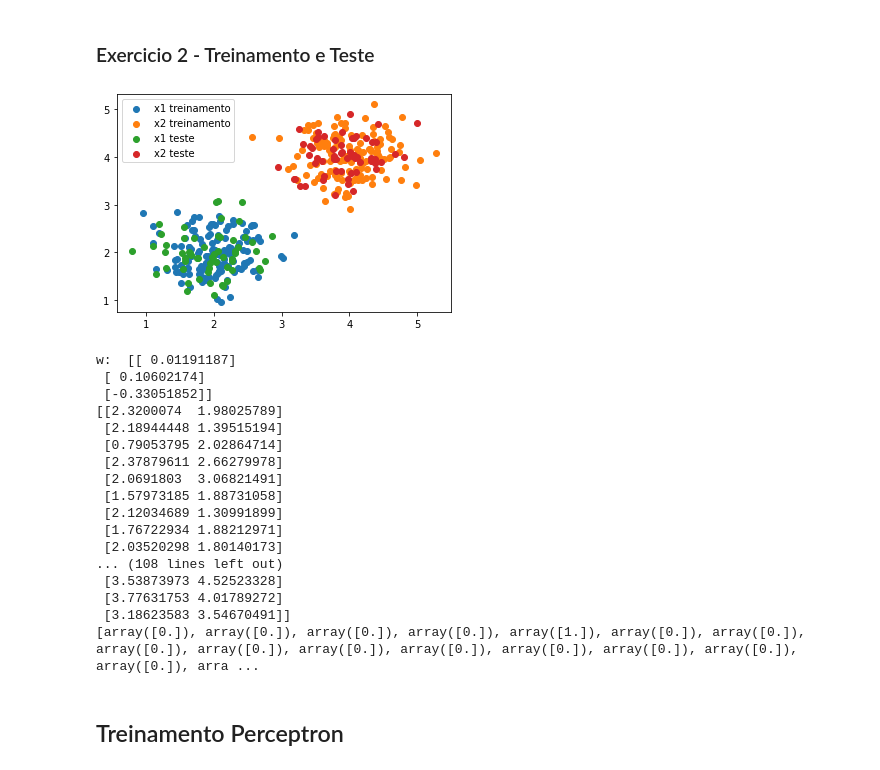
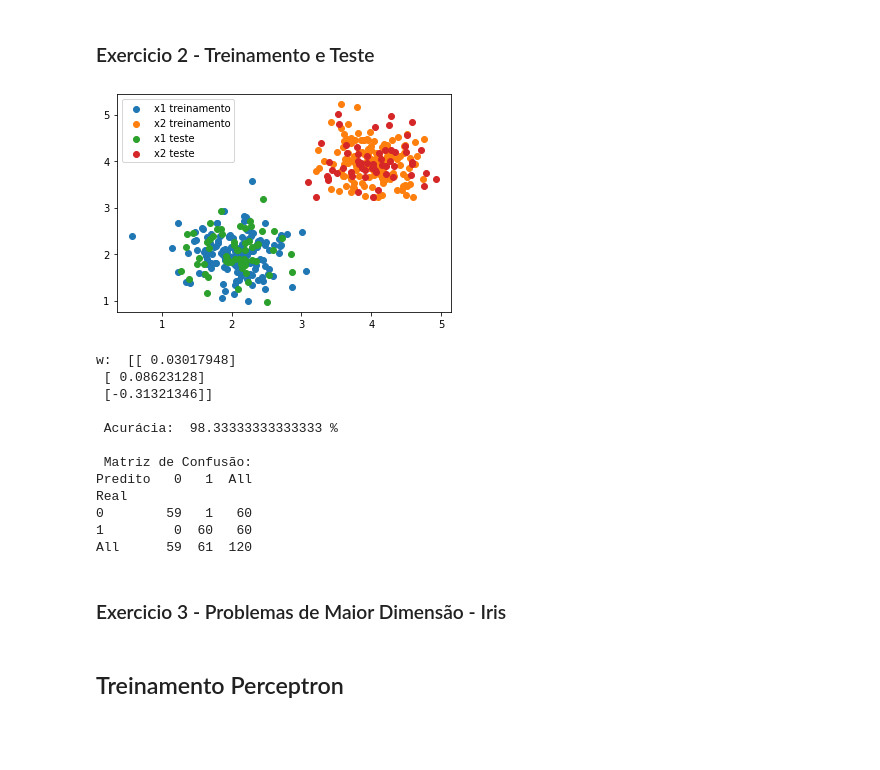
Before and after one commit to jueta/Artificial-Neural-Networks, a Jupyter notebook: 课四/exercicio4.ipynb, the cells around one changed output. Drawn from its saved outputs; the diff is of its cells as text; code cells hidden in the pictures; blank space fills up the shorter version.

Commit message:
exercicio 4 ....

```diff
--- a/课四/exercicio4.ipynb
+++ b/课四/exercicio4.ipynb
@@ -76,7 +76,6 @@ w:  [[ 0.02862559]
 # %% [markdown]
 ### Exercicio 2 - Treinamento e Teste
 # %%
-# plot_confusion_matrix()
 
 # Criando Amostras
 s1 = 0.4
@@ -89,59 +88,70 @@ xcTrain2 = np.random.normal(0, 1, (140, 2))*s2 + np.full((2, 140), 4).T
 xcTest1 = np.random.normal(0, 1, (60, 2))*s1 + np.full((2, 60), 2).T
 xcTest2 = np.random.normal(0, 1, (60, 2))*s2 + np.full((2, 60), 4).T
 
 plt.scatter(xcTrain1[:,0], xcTrain1[:,1], label="x1 treinamento")
 plt.scatter(xcTrain2[:,0], xcTrain2[:,1], label="x2 treinamento")
 plt.scatter(xcTest1[:,0], xcTest1[:,1], label="x1 teste")
 plt.scatter(xcTest2[:,0], xcTest2[:,1], label="x2 teste")
 plt.legend()
 plt.show()
 
 # Treinamento
 xcTrain = np.concatenate((xcTrain1, xcTrain2), axis=0)
 yTrain1 = np.zeros((140,1))
 yTrain2 = np.ones((140,1))
 yTrain = np.concatenate((yTrain1, yTrain2), axis=0)
 
 retlist = trainPerceptron(xcTrain,yTrain,0.01,0.01,150,1)
 
 w = retlist[0]
 erro = retlist[1]
 
 print("w: ", w)
 
 # Teste
 xcTest = np.concatenate((xcTest1, xcTest2), axis=0)
-yTest1 = np.zeros((60,1))
-yTest2 = np.ones((60,1))
-yTest = np.concatenate((yTest1, yTest2), axis=0)
+yTest1 = pd.Series(0, index=np.arange(60))
+yTest2 = pd.Series(1, index=np.arange(60))
+yTest = pd.concat((yTest1, yTest2), axis=0)
 
-print(xcTest)
-M = []
+yhat = []
 for i in xcTest:
     x = np.append(i, 1)
-    M.append(1.0 * ( w.T @ x >= 0 ))
-    # M.append(yPerceptron(x, w, 0))
+    yhat.append(1.0 * ( w.T @ x >= 0 ))
 
-print(M)
+yhat = pd.Series(yhat).astype(int)
+yTest = yTest.reset_index(drop=True)
+
+# Acurácia
+yAcuracy = yhat.add(yTest)
+sumError = 0
+for i in yAcuracy:
+    if i == 1:
+        sumError += 1
+
+yAcuracy = (60 - sumError)/60 * 100
+print("\n Acurácia: ", yAcuracy, "%")
+
+
+#matriz de confusão
+print("\n Matriz de Confusão:")
+print(pd.crosstab(yTest, yhat, rownames=['Real'], colnames=['Predito'], margins=True))
 # %% [output]
-[figure, old version]
+[figure, new version]
-w:  [[ 0.01191187]
- [ 0.10602174]
- [-0.33051852]]
-[[2.3200074  1.98025789]
- [2.18944448 1.39515194]
- [0.79053795 2.02864714]
- [2.37879611 2.66279978]
- [2.0691803  3.06821491]
- [1.57973185 1.88731058]
- [2.12034689 1.30991899]
- [1.76722934 1.88212971]
- [2.03520298 1.80140173]
-... (108 lines left out)
- [3.53873973 4.52523328]
- [3.77631753 4.01789272]
- [3.18623583 3.54670491]]
-[array([0.]), array([0.]), array([0.]), array([0.]), array([1.]), array([0.]), array([0.]), array([0.]), array([0.]), array([0.]), array([0.]), array([0.]), array([0.]), array([0.]), array([0.]), arra ...
+w:  [[ 0.03017948]
+ [ 0.08623128]
+ [-0.31321346]]
+
+ Acurácia:  98.33333333333333 %
+
+ Matriz de Confusão:
+Predito   0   1  All
+Real
+0        59   1   60
+1         0  60   60
+All      59  61  120
+# %% [markdown]
+### Exercicio 3 - Problemas de Maior Dimensão - Iris
 # %% [markdown]
 ## Treinamento Perceptron
 # %%
```
